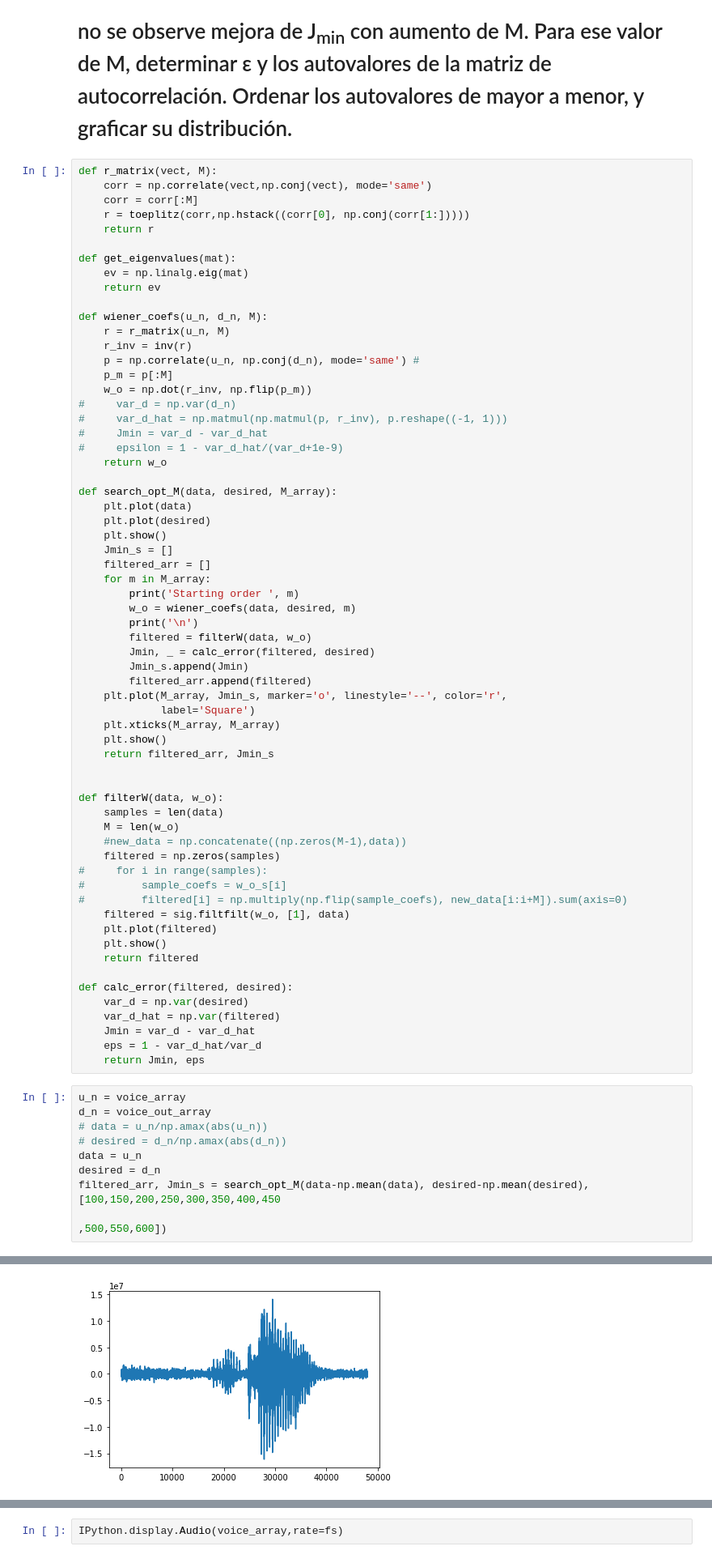
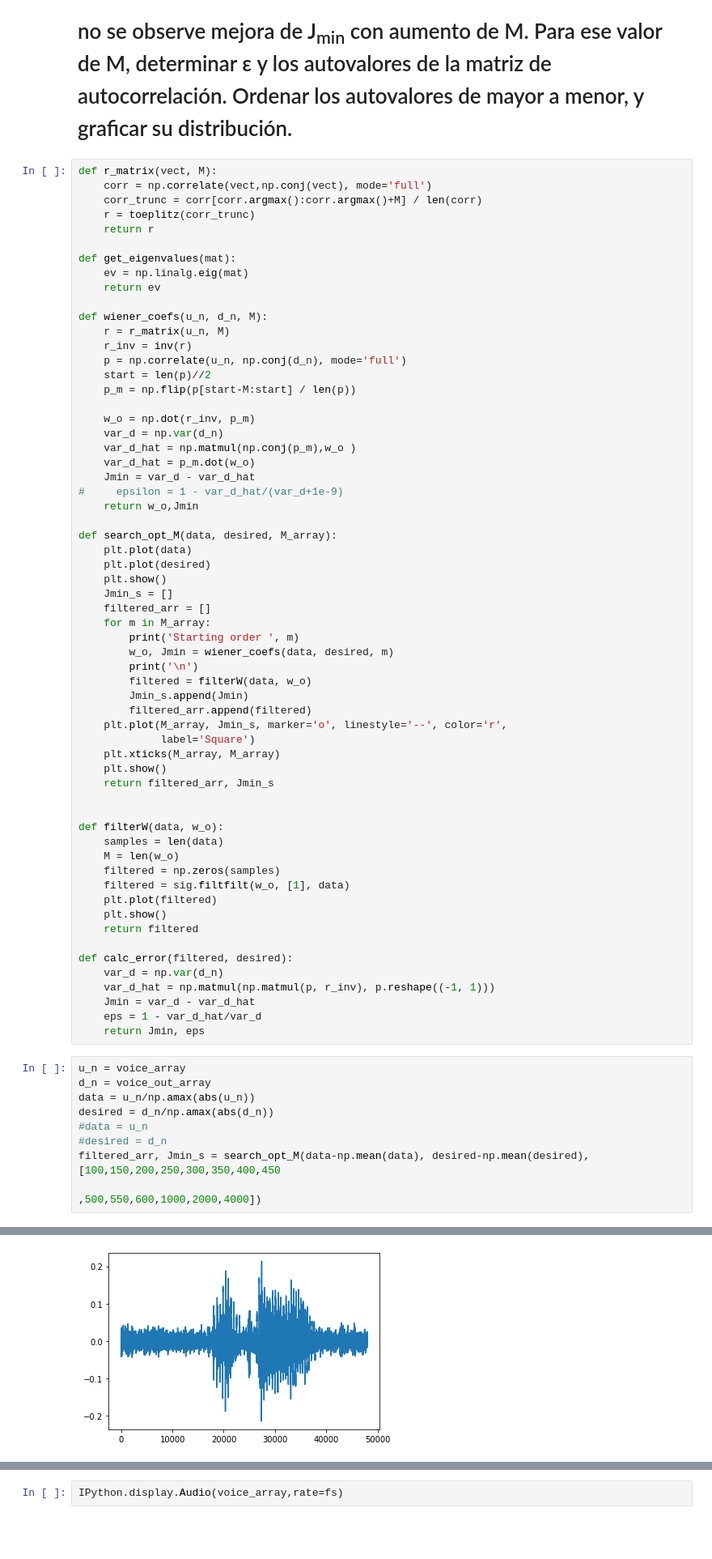
Before and after one commit to ManuMollon261297/PASA, a Jupyter notebook: TP2/Tp2_PASA.ipynb, the cells around one changed output, grey strips where cells are left out. Shown at 81% size. Saved outputs shown, nothing was run; the diff lists cells and outputs as text; blank space fills up the shorter version.

Commit message:
Jmin arreglado

```diff
--- a/TP2/Tp2_PASA.ipynb
+++ b/TP2/Tp2_PASA.ipynb
@@ -154,9 +161,9 @@ IPython.display.Audio(noise_out_array,rate=fs)
 # 2. Estimar el filtro óptimo en cada uno de los casos. Graficar J<sub>min</sub> en función de M, y determinar el valor óptimo de M para cuando no se observe mejora de J<sub>min</sub> con aumento de M. Para ese valor de M, determinar ε y los autovalores de la matriz de autocorrelación. Ordenar los autovalores de mayor a menor, y graficar su distribución.
 # %%
 def r_matrix(vect, M):
-    corr = np.correlate(vect,np.conj(vect), mode='same')
-    corr = corr[:M]
-    r = toeplitz(corr,np.hstack((corr[0], np.conj(corr[1:]))))
+    corr = np.correlate(vect,np.conj(vect), mode='full')
+    corr_trunc = corr[corr.argmax():corr.argmax()+M] / len(corr)
+    r = toeplitz(corr_trunc)
     return r
 
 def get_eigenvalues(mat):
@@ -166,14 +173,17 @@ def get_eigenvalues(mat):
 def wiener_coefs(u_n, d_n, M):
     r = r_matrix(u_n, M)
     r_inv = inv(r)
-    p = np.correlate(u_n, np.conj(d_n), mode='same') #
-    p_m = p[:M]
-    w_o = np.dot(r_inv, np.flip(p_m))
-#     var_d = np.var(d_n)
-#     var_d_hat = np.matmul(np.matmul(p, r_inv), p.reshape((-1, 1)))
-#     Jmin = var_d - var_d_hat
+    p = np.correlate(u_n, np.conj(d_n), mode='full')
+    start = len(p)//2
+    p_m = np.flip(p[start-M:start] / len(p))
+
+    w_o = np.dot(r_inv, p_m)
+    var_d = np.var(d_n)
+    var_d_hat = np.matmul(np.conj(p_m),w_o )
+    var_d_hat = p_m.dot(w_o)
+    Jmin = var_d - var_d_hat
 #     epsilon = 1 - var_d_hat/(var_d+1e-9)
-    return w_o
+    return w_o,Jmin
 
 def search_opt_M(data, desired, M_array):
     plt.plot(data)
@@ -183,10 +193,9 @@ def search_opt_M(data, desired, M_array):
     filtered_arr = []
     for m in M_array:
         print('Starting order ', m)
-        w_o = wiener_coefs(data, desired, m)
+        w_o, Jmin = wiener_coefs(data, desired, m)
         print('\n')
         filtered = filterW(data, w_o)
-        Jmin, _ = calc_error(filtered, desired)
         Jmin_s.append(Jmin)
         filtered_arr.append(filtered)
     plt.plot(M_array, Jmin_s, marker='o', linestyle='--', color='r',
@@ -199,29 +208,25 @@ def search_opt_M(data, desired, M_array):
 def filterW(data, w_o):
     samples = len(data)
     M = len(w_o)
-    #new_data = np.concatenate((np.zeros(M-1),data))
     filtered = np.zeros(samples)
-#     for i in range(samples):
-#         sample_coefs = w_o_s[i]
-#         filtered[i] = np.multiply(np.flip(sample_coefs), new_data[i:i+M]).sum(axis=0)
     filtered = sig.filtfilt(w_o, [1], data)
     plt.plot(filtered)
     plt.show()
     return filtered
 
 def calc_error(filtered, desired):
-    var_d = np.var(desired)
-    var_d_hat = np.var(filtered)
+    var_d = np.var(d_n)
+    var_d_hat = np.matmul(np.matmul(p, r_inv), p.reshape((-1, 1)))
     Jmin = var_d - var_d_hat
     eps = 1 - var_d_hat/var_d
     return Jmin, eps
 # %%
 u_n = voice_array
 d_n = voice_out_array
-# data = u_n/np.amax(abs(u_n))
-# desired = d_n/np.amax(abs(d_n))
-data = u_n
-desired = d_n
+data = u_n/np.amax(abs(u_n))
+desired = d_n/np.amax(abs(d_n))
+#data = u_n
+#desired = d_n
 filtered_arr, Jmin_s = search_opt_M(data-np.mean(data), desired-np.mean(desired), [100,150,200,250,300,350,400,450
-                                                                                   ,500,550,600])
+                                                                                   ,500,550,600,1000,2000,4000])
 # %% [output]
@@ -229,3 +234,3 @@ filtered_arr, Jmin_s = search_opt_M(data-np.mean(data), desired-np.mean(desired)
 Starting order  100
-[figure, old version]
+[figure, new version]
 Starting order  150
```
Also changed, not shown: parts of 4 cells of this notebook.
